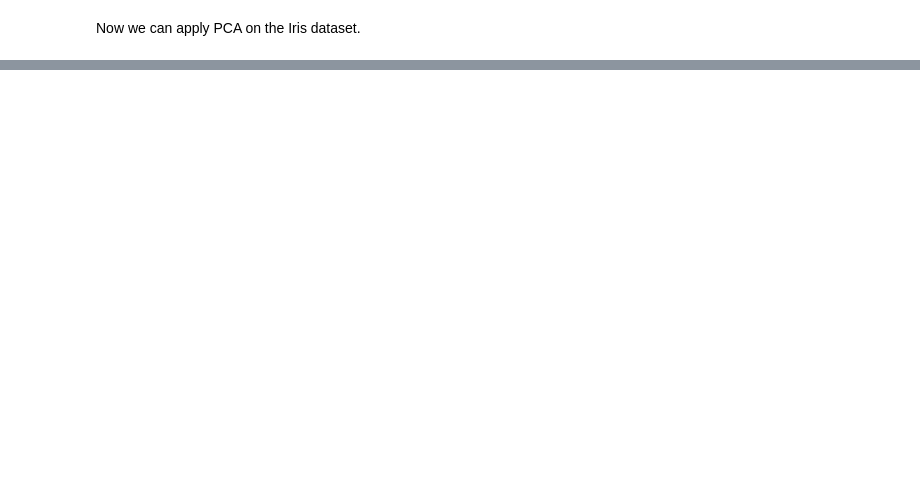
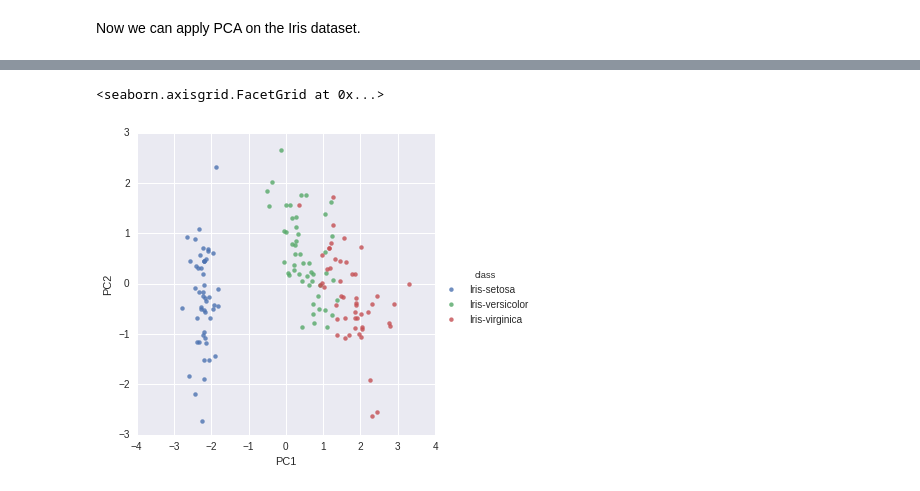
Before and after one commit to StatsRhian/data_science_learning_club, a Jupyter notebook: Activity00/Iris.ipynb, the cells around one changed output, grey strips where cells are left out. Cells and saved outputs as stored; diff of their text form; code cells hidden in the pictures; blank space fills up the shorter version.

```diff
--- a/Activity00/Iris.ipynb
+++ b/Activity00/Iris.ipynb
@@ -60,0 +124,9 @@ Y_sklearn = sklearn_pca.fit_transform(df)
+# %%
+#  My plot using seaborn
+PCA_df = pd.DataFrame(Y_sklearn)
+PCA_df.columns = ["PC1", "PC2"]
+PCA_df["class"] = df["class"]
+sns.lmplot("PC1", "PC2", data = PCA_df, hue = "class", fit_reg = False)
+# %% [output]
+<seaborn.axisgrid.FacetGrid at 0x...>
+[figure, added]
```
Also changed, not shown: parts of 9 cells of this notebook.
